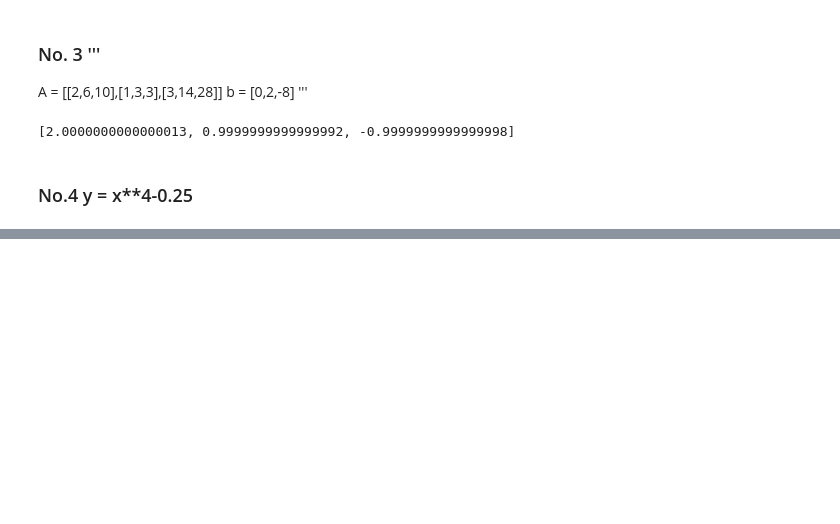
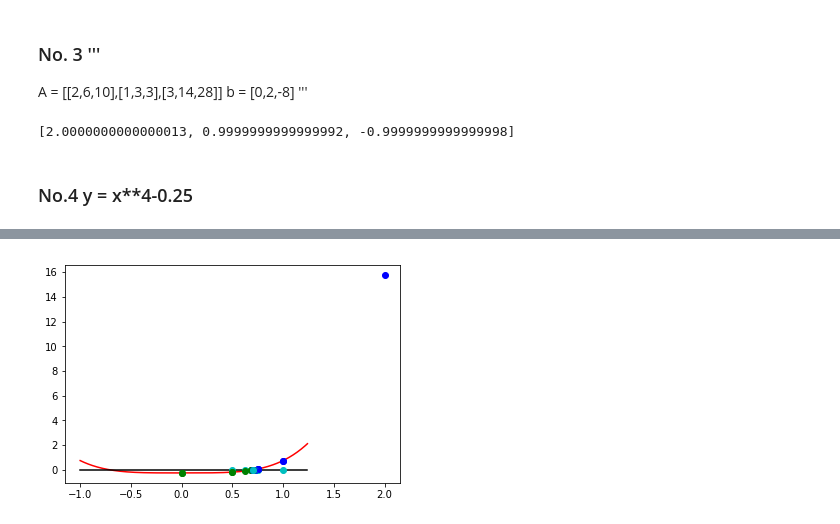
Before and after one commit to jumbokh/appliedNum_learn, a Jupyter notebook: python/midterm/midterm.ipynb, the cells around one changed output, grey strips where cells are left out. Drawn from its saved outputs; the diff is of its cells as text; code cells hidden in the pictures; blank space fills up the shorter version.

```diff
--- a/python/midterm/midterm.ipynb
+++ b/python/midterm/midterm.ipynb
@@ -156,3 +156,16 @@ def f(x):
 # %%
 def fpr(x):
     return 3*x**3
+# %%
+# 二分法
+from prettytable import PrettyTable
+import matplotlib.pyplot as plt
+
+x,logdat = bisectionx(f, 0,2, tol = 1.0e-5)
+print('x = ','{:6.4f}'.format(x))
+
+printx = PrettyTable(["a","b","m","ya","yb","ym" ])
+printx.padding_width = 1
+for a,b,m,f1,f2,f3 in logdat:
+    printx.add_row([a,b,m,f1,f2,f3])
+print(printx)
@@ -159 +190,15 @@ def fpr(x):
+# %%
+import matplotlib.pyplot as plt
+t = np.arange(-1,1.25,.01)
+n = np.copy(t)
+n.fill(0)
+plt.plot(t, f(t), 'r')
+plt.plot(t,n,'k')
+for a,b,m,f1,f2,f3 in logdat:
+    plt.plot(a,f1,'go')
+    plt.plot(b,f2,'bo')
+    plt.plot(m,0,'co')
+plt.show()
+# %% [output]
+[figure, added]
 # %%
```
Also changed, not shown: parts of 6 cells of this notebook, 1 other file.
